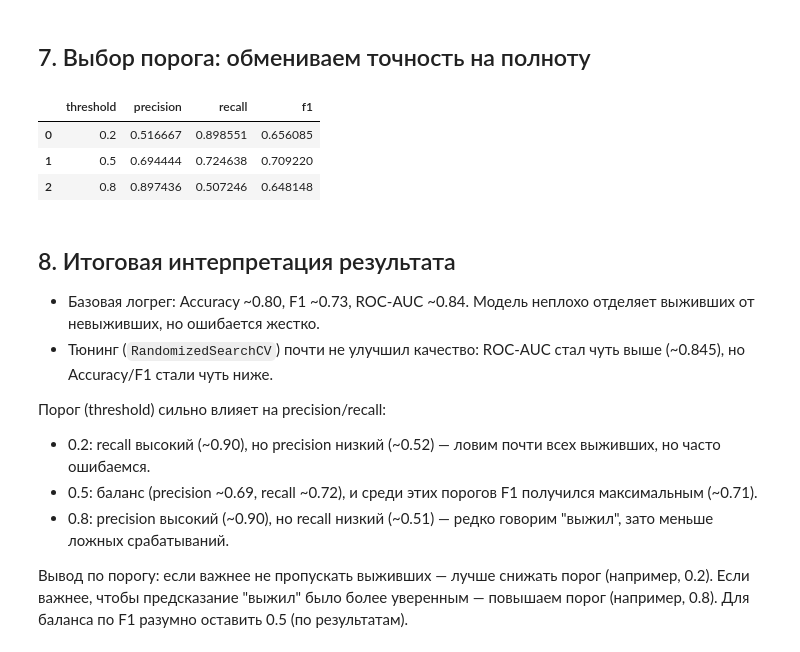
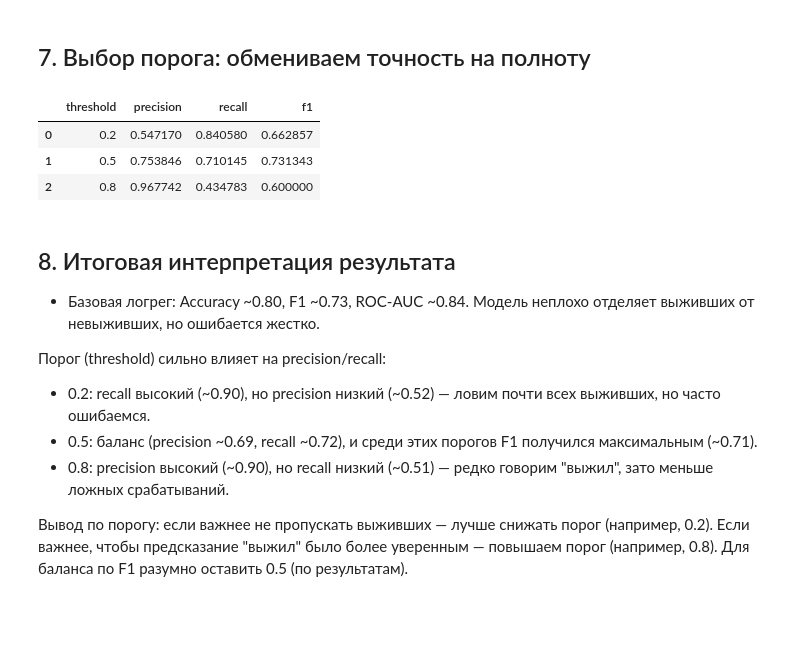
Before and after one commit to Lidne/MAI_labs_ML, a Jupyter notebook: lab02-classification/titanic_solution.ipynb, the cells around one changed output. Drawn from its saved outputs; the diff is of its cells as text; code cells hidden in the pictures; blank space fills up the shorter version.

```diff
--- a/lab02-classification/titanic_solution.ipynb
+++ b/lab02-classification/titanic_solution.ipynb
@@ -85,25 +79,33 @@ from sklearn.impute import SimpleImputer
 from sklearn.linear_model import LogisticRegression
 from sklearn.metrics import accuracy_score, precision_score, recall_score, f1_score, roc_auc_score
 
-numeric_transformer = Pipeline([
-    ("imputer", SimpleImputer(strategy="median")),
-    ("scaler", StandardScaler()),
-])
+numeric_transformer = Pipeline(
+    [
+        ("imputer", SimpleImputer(strategy="median")),
+        ("scaler", StandardScaler()),
+    ]
+)
 
-categorical_transformer = Pipeline([
-    ("imputer", SimpleImputer(strategy="most_frequent")),
-    ("onehot", OneHotEncoder(handle_unknown="ignore")),
-])
+categorical_transformer = Pipeline(
+    [
+        ("imputer", SimpleImputer(strategy="most_frequent")),
+        ("onehot", OneHotEncoder(handle_unknown="ignore")),
+    ]
+)
 
-preprocess = ColumnTransformer([
-    ("num", numeric_transformer, num_cols),
-    ("cat", categorical_transformer, cat_cols),
-])
+preprocess = ColumnTransformer(
+    [
+        ("num", numeric_transformer, num_cols),
+        ("cat", categorical_transformer, cat_cols),
+    ]
+)
 
-baseline_model = Pipeline([
-    ("preprocess", preprocess),
-    ("logreg", LogisticRegression(max_iter=1000, random_state=67)),
-])
+baseline_model = Pipeline(
+    [
+        ("preprocess", preprocess),
+        ("logreg", LogisticRegression(max_iter=1000, random_state=67)),
+    ]
+)
 
 baseline_model.fit(X_train, y_train)
 
@@ -116,5 +118,5 @@ recall = recall_score(y_test, y_pred)
 f1 = f1_score(y_test, y_pred)
 roc_auc = roc_auc_score(y_test, y_proba)
 
-acc, precision, recall, f1, roc_auc
+pd.DataFrame([["Accuracy", "Precision", "Recall", "F1", "ROC-AUC"], [acc, precision, recall, f1, roc_auc]])
 # %% [output]
@@ -219,28 +166,27 @@ pd.DataFrame({
 # %%
 from sklearn.metrics import precision_score, recall_score
 
 thresholds = [0.2, 0.5, 0.8]
 rows = []
 for thr in thresholds:
-    y_thr = (y_proba_best >= thr).astype(int)
+    y_thr = (y_proba >= thr).astype(int)
     rows.append({
         "threshold": thr,
         "precision": precision_score(y_test, y_thr),
         "recall": recall_score(y_test, y_thr),
         "f1": f1_score(y_test, y_thr),
     })
 
 pd.DataFrame(rows)
 # %% [output]
 |  | threshold | precision | recall | f1 |
-| 0 | 0.2 | 0.516667 | 0.898551 | 0.656085 |
-| 1 | 0.5 | 0.694444 | 0.724638 | 0.709220 |
-| 2 | 0.8 | 0.897436 | 0.507246 | 0.648148 |
+| 0 | 0.2 | 0.547170 | 0.840580 | 0.662857 |
+| 1 | 0.5 | 0.753846 | 0.710145 | 0.731343 |
+| 2 | 0.8 | 0.967742 | 0.434783 | 0.600000 |
 # %% [markdown]
 ## 8. Итоговая интерпретация результата
 
 - Базовая логрег: Accuracy ~0.80, F1 ~0.73, ROC-AUC ~0.84. Модель неплохо отделяет выживших от невыживших, но ошибается жестко.
-- Тюнинг (`RandomizedSearchCV`) почти не улучшил качество: ROC-AUC стал чуть выше (~0.845), но Accuracy/F1 стали чуть ниже.
 
 Порог (threshold) сильно влияет на precision/recall:
 - 0.2: recall высокий (~0.90), но precision низкий (~0.52) — ловим почти всех выживших, но часто ошибаемся.
```
Also changed, not shown: parts of 7 cells of this notebook, 1 other file.
